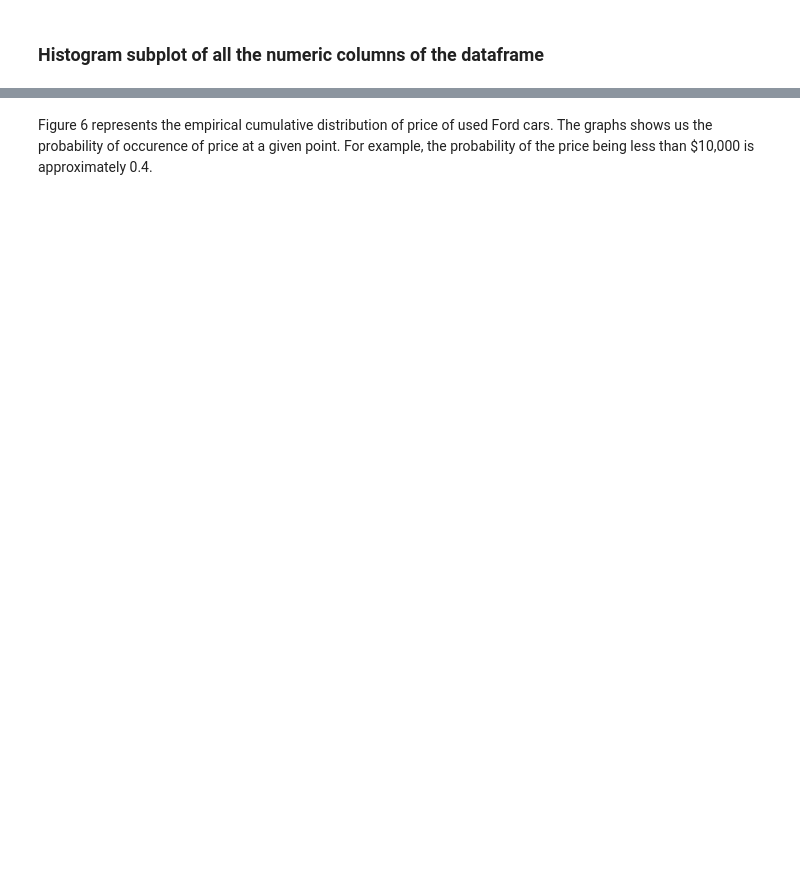
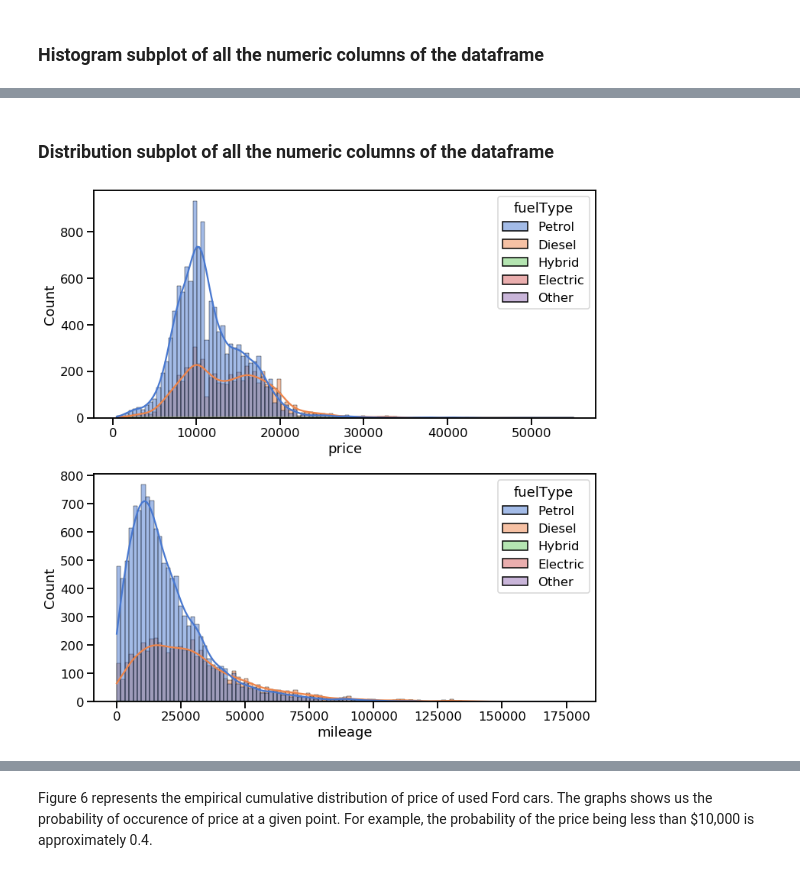
Before and after one commit to nabilatajrin/bmw-used-car-analysis, a Jupyter notebook: ford_used_car_EDA.ipynb, the cells around one changed output, grey strips where cells are left out. Saved outputs shown, nothing was run; the diff lists cells and outputs as text; code cells hidden in the pictures; blank space fills up the shorter version.

```diff
--- a/ford_used_car_EDA.ipynb
+++ b/ford_used_car_EDA.ipynb
@@ -294,0 +379,17 @@ plt.show()
+# %% [markdown]
+### Distribution subplot of all the numeric columns of the dataframe
+# %%
+plt.figure(figsize=(20,15))
+
+#subplot of price (position 1: 1st row, 1st column)
+plt.subplot(3,2,1)
+sns.histplot(data=df, x='price', kde=True, hue='fuelType', color=set_color[0])
+
+#subplot of mileage (position 3: 2nd row, 1st column)
+plt.subplot(3,2,3)
+sns.histplot(data=df, x='mileage', kde=True, hue='fuelType', color=set_color[2])
+
+plt.tight_layout()
+plt.show()
+# %% [output]
+[figure, added]
```
Also changed, not shown: parts of 41 cells of this notebook.
